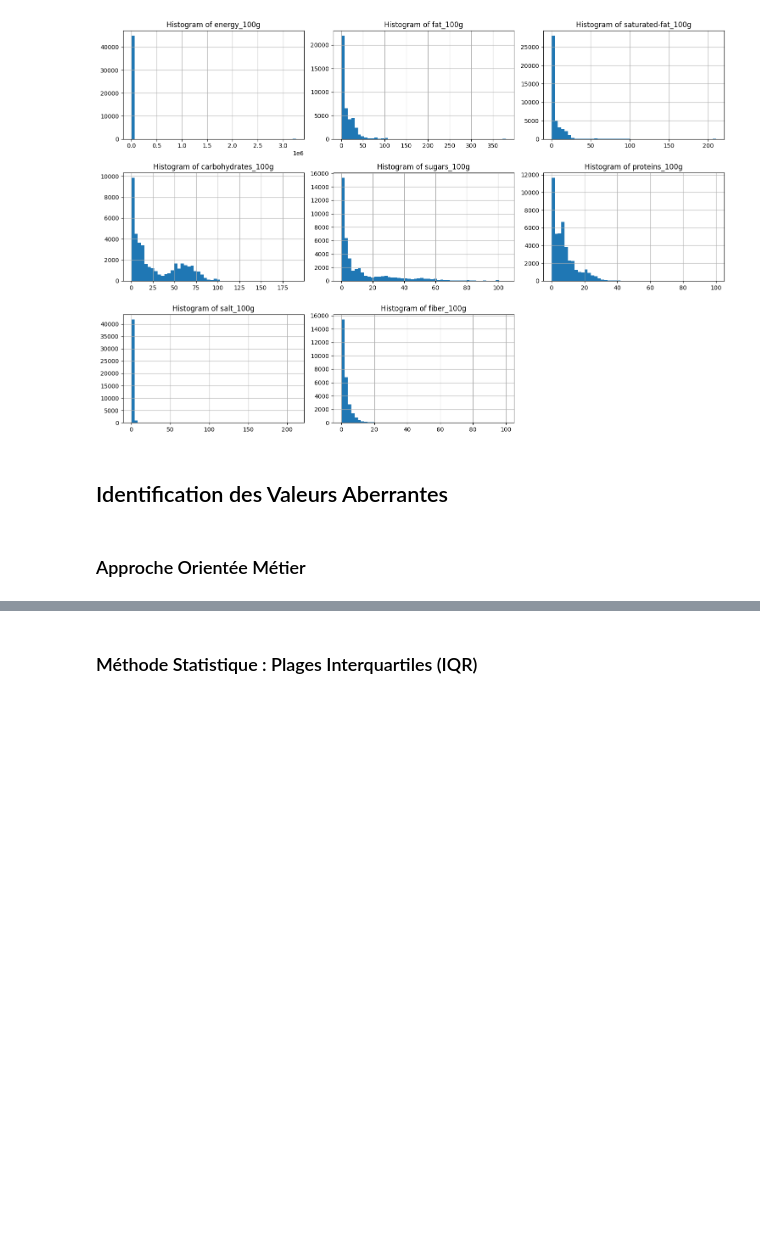
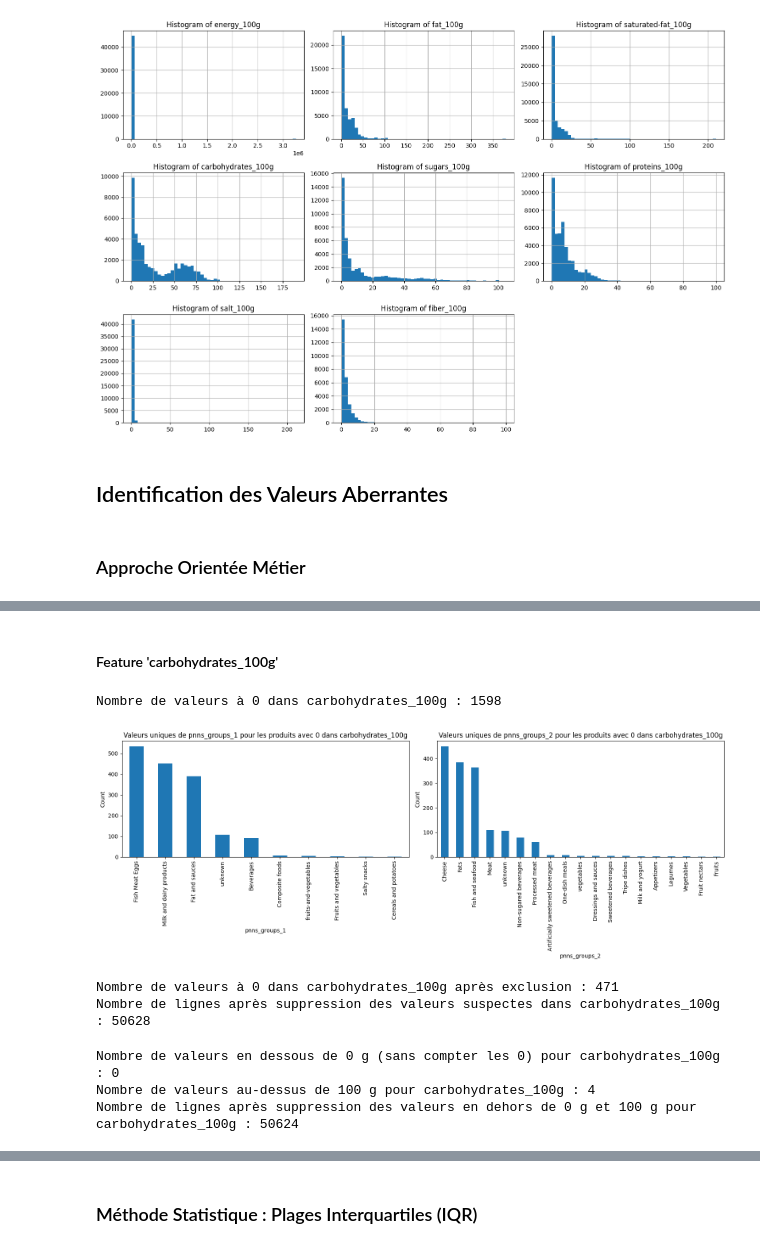
Before and after one commit to Krock13/AI_Engineer_Project_3_Open_Food_Facts, a Jupyter notebook: notebook_avec_fonction.ipynb, the cells around one changed output, grey strips where cells are left out. Drawn from its saved outputs; the diff is of its cells as text; code cells hidden in the pictures; blank space fills up the shorter version.

```diff
--- a/notebook_avec_fonction.ipynb
+++ b/notebook_avec_fonction.ipynb
@@ -290,0 +308,30 @@ Index: []
+# %% [markdown]
+#### Feature 'carbohydrates_100g'
+# %%
+# Compter et afficher les valeurs à 0 pour 'carbohydrates_100g'
+zero_carbohydrates_products = count_and_plot_zero_values(X_processed, 'carbohydrates_100g')
+# %% [output]
+Nombre de valeurs à 0 dans carbohydrates_100g : 1598
+[figure, added]
+# %%
+# Définir les catégories valides pour 'carbohydrates_100g' et exclure les valeurs suspectes
+valid_categories_carbohydrates_1 = ['Beverages', 'unknown', 'Fish Meat Eggs', 'Fat and sauces']
+valid_categories_carbohydrates_2 = [
+    'Non-sugared beverages', 'unknown', 'Meat', 'Fats', 'Fish and seafood', 'Processed meat',
+    'Artificially sweetened beverages', 'Tripe dishes', 'Dressings and sauces'
+]
+
+X_processed = exclude_valid_categories(X_processed, zero_carbohydrates_products, 'carbohydrates_100g', valid_categories_carbohydrates_1, valid_categories_carbohydrates_2)
+# %% [output]
+Nombre de valeurs à 0 dans carbohydrates_100g après exclusion : 471
+Nombre de lignes après suppression des valeurs suspectes dans carbohydrates_100g : 50628
+# %%
+# Définir les seuils pour 'carbohydrates_100g' et gérer les valeurs aberrantes
+low_carbohydrates = 0  # 0 g est le minimum logique
+high_carbohydrates = 100  # 100 g pour 100 g de produit est le maximum logique
+
+X_processed = handle_outliers(X_processed, 'carbohydrates_100g', low_carbohydrates, high_carbohydrates)
+# %% [output]
+Nombre de valeurs en dessous de 0 g (sans compter les 0) pour carbohydrates_100g : 0
+Nombre de valeurs au-dessus de 100 g pour carbohydrates_100g : 4
+Nombre de lignes après suppression des valeurs en dehors de 0 g et 100 g pour carbohydrates_100g : 50624
```
Also changed, not shown: parts of 52 cells of this notebook, 2 other files.
